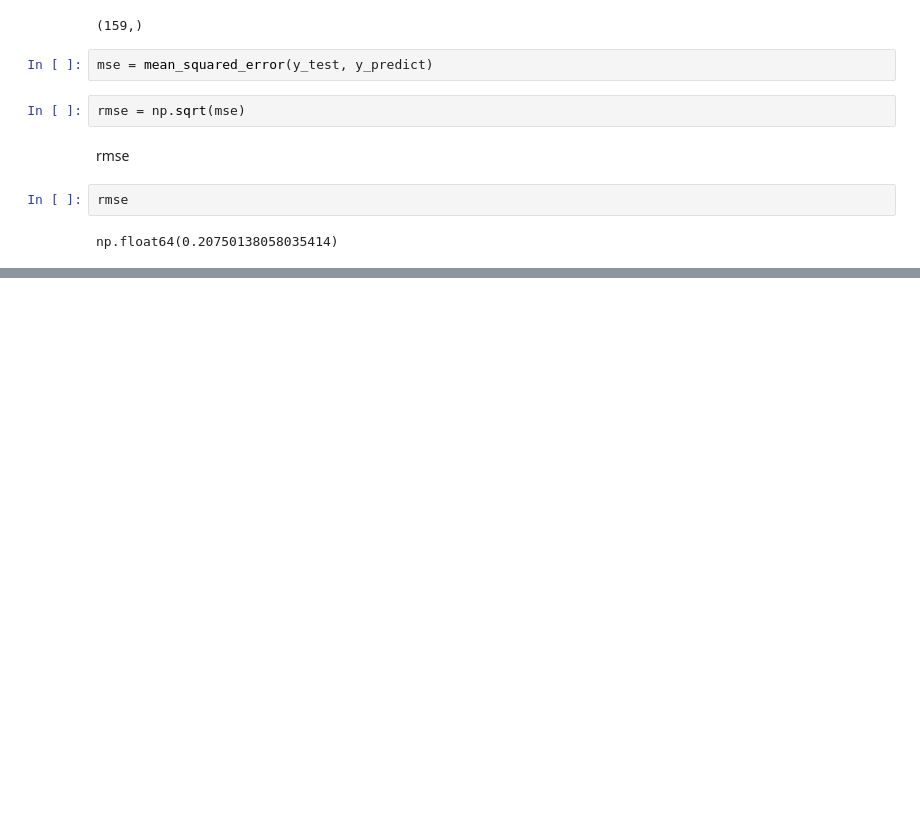
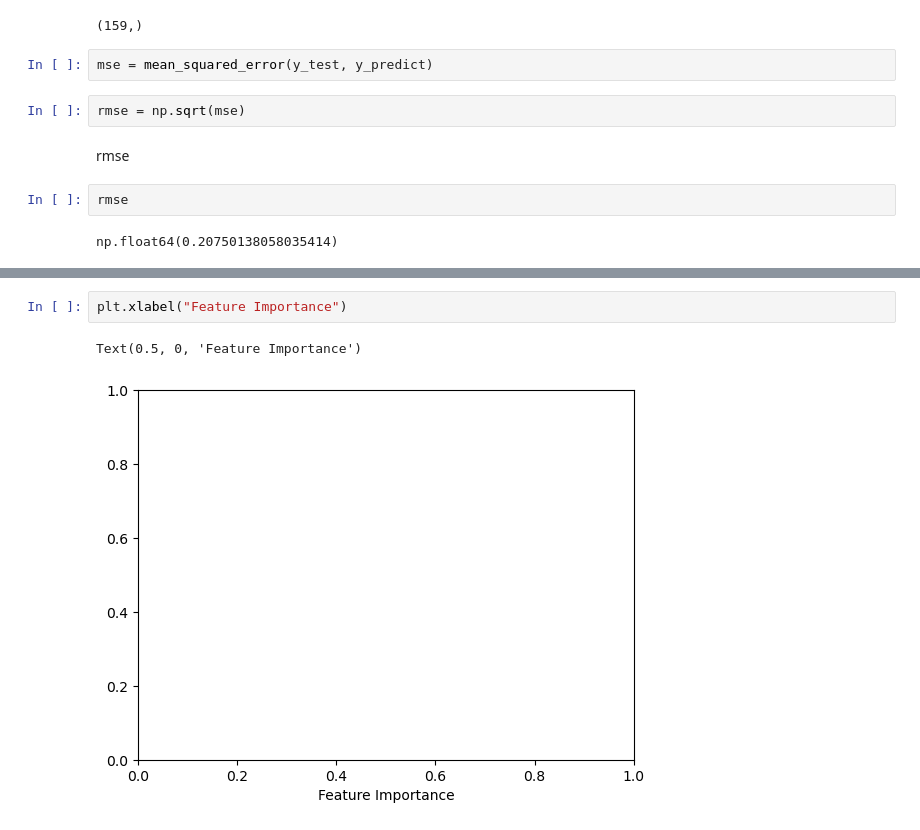
Before and after one commit to 26bruno/used-car-price-analysis, a Jupyter notebook: notebooks/used_car_price_analysis.ipynb, the cells around one changed output, grey strips where cells are left out. Drawn from its saved outputs; the diff is of its cells as text; blank space fills up the shorter version.

```diff
--- a/notebooks/used_car_price_analysis.ipynb
+++ b/notebooks/used_car_price_analysis.ipynb
@@ -261,0 +301,5 @@ np.float64(0.20750138058035414)
+# %%
+plt.xlabel("Feature Importance")
+# %% [output]
+Text(0.5, 0, 'Feature Importance')
+[figure, added]
```
Also changed, not shown: parts of 15 cells of this notebook.
